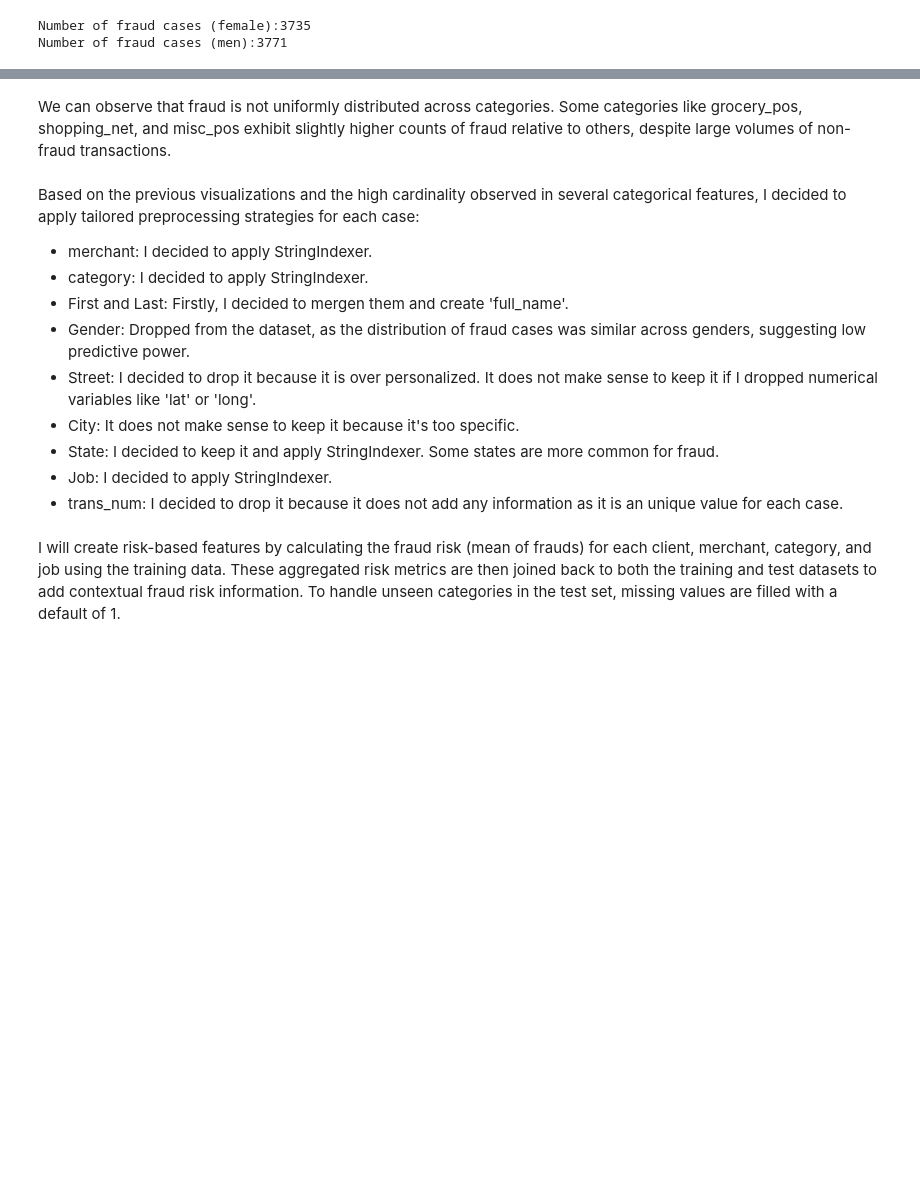
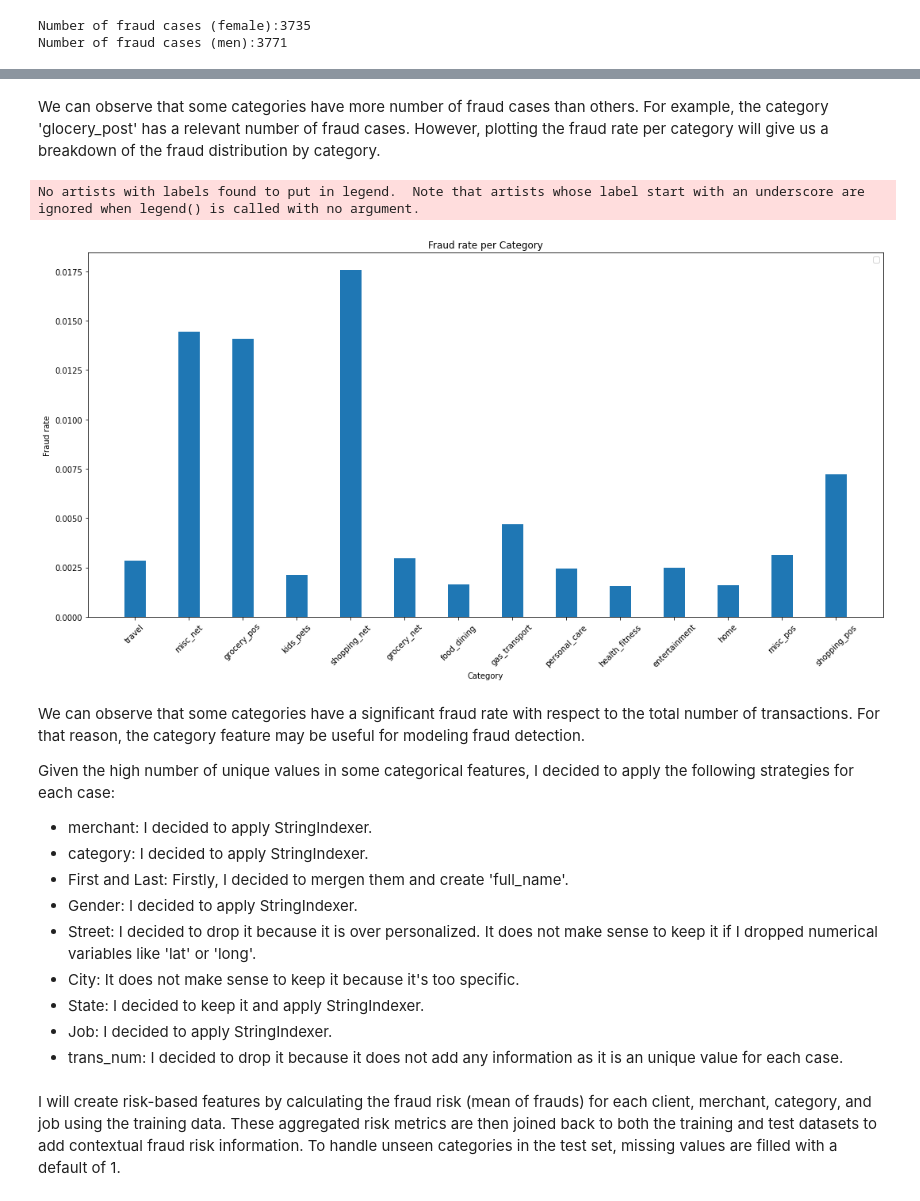
Before and after one commit to antoniocastajr/Fraud-Detection-Using-PySpark, a Jupyter notebook: src/fraud_detection.ipynb, the cells around one changed output, grey strips where cells are left out. Saved outputs shown, nothing was run; the diff lists cells and outputs as text; code cells hidden in the pictures; blank space fills up the shorter version.

```diff
--- a/src/fraud_detection.ipynb
+++ b/src/fraud_detection.ipynb
@@ -530,15 +628,38 @@ plt.show()
-# %% [markdown]
-We can observe that fraud is not uniformly distributed across categories. Some categories like grocery_pos, shopping_net, and misc_pos exhibit slightly higher counts of fraud relative to others, despite large volumes of non-fraud transactions.
+# %% [markdown]
+We can observe that some categories have more number of fraud cases than others. For example, the category 'glocery_post' has a relevant number of fraud cases. However, plotting the fraud rate per category will give us a breakdown of the fraud distribution by category.
+# %%
+# Convert to arrays
+categories = list(non_fraud_counts.keys())
+non_fraud_vals = np.array(list(non_fraud_counts.values()))
+fraud_vals = np.array(list(fraud_counts.values()))
+
+# Calculate fraud rate
+fraud_rate = fraud_vals / (fraud_vals + non_fraud_vals)
+
+plt.figure(figsize=(15,8))
+plt.bar(non_fraud_counts.keys(), fraud_rate, width=0.4)
+plt.xlabel('Category')
+plt.ylabel('Fraud rate')
+plt.title('Fraud rate per Category')
+plt.xticks(rotation=45)
+plt.legend()
+plt.tight_layout()
+plt.show()
+# %% [output]
+No artists with labels found to put in legend.  Note that artists whose label start with an underscore are ignored when legend() is called with no argument.
+[figure, added]
 # %% [markdown]
-Based on the previous visualizations and the high cardinality observed in several categorical features, I decided to apply tailored preprocessing strategies for each case:
+We can observe that some categories have a significant fraud rate with respect to the total number of transactions. For that reason, the category feature may be useful for modeling fraud detection.
+
+Given the high number of unique values in some categorical features, I decided to apply the following strategies for each case:
 
 - merchant: I decided to apply StringIndexer.
 - category: I decided to apply StringIndexer.
 - First and Last: Firstly, I decided to mergen them and create 'full_name'.
-- Gender: Dropped from the dataset, as the distribution of fraud cases was similar across genders, suggesting low predictive power.
+- Gender: I decided to apply StringIndexer.
 - Street: I decided to drop it because it is over personalized. It does not make sense to keep it if I dropped numerical variables like 'lat' or 'long'.
 - City: It does not make sense to keep it because it's too specific.
-- State: I decided to keep it and apply StringIndexer. Some states are more common for fraud.
+- State: I decided to keep it and apply StringIndexer.
 - Job: I decided to apply StringIndexer.
 - trans_num: I decided to drop it because it does not add any information as it is an unique value for each case.
 # %%
```
Also changed, not shown: parts of 49 cells of this notebook.
